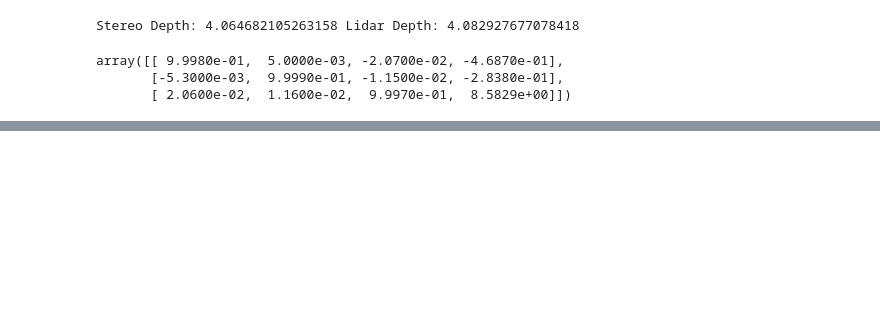
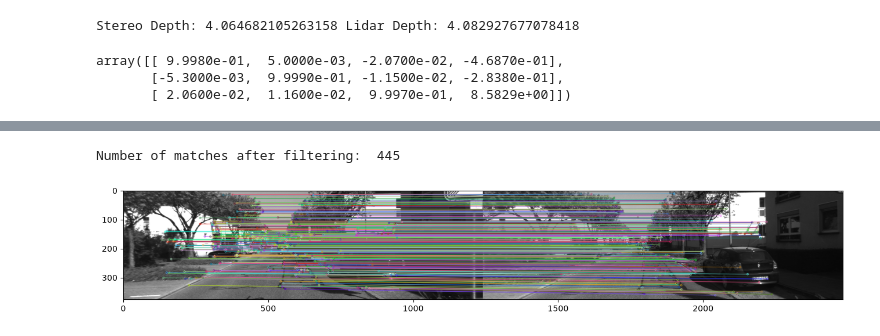
Before and after one commit to JanakaDilshanSendnayake/kitti-visual-odometry-python, a Jupyter notebook: Untitled.ipynb, the cells around one changed output, grey strips where cells are left out. Cells and saved outputs as stored; diff of their text form; code cells hidden in the pictures; blank space fills up the shorter version.

```diff
--- a/Untitled.ipynb
+++ b/Untitled.ipynb
@@ -1011,0 +1021,11 @@ cv2.destroyAllWindows()
+# %%
+def extract_features(image, detector='sift', mask=None):
+
+    if detector == 'sift':
+        det = cv2.SIFT_create()
+    elif detector == 'orb':
+        det = cv2.ORB_create()
+
+    kp, des = det.detectAndCompute(image, mask)
+
+    return kp, des
@@ -1011,0 +1112,17 @@ cv2.destroyAllWindows()
+# %%
+def filter_matches_distance(matches, dist_threshold=0.5):
+    filtered_matches = []
+    for m, n in matches:
+        if m.distance <= dist_threshold * n.distance:
+            filtered_matches.append(m)
+
+    return filtered_matches
+# %%
+# Filter the matches
+matches = filter_matches_distance(matches, 0.3)
+print('Number of matches after filtering: ', len(matches))
+
+visualize_matches(image_left, kp0, image_plus1, kp1, matches)
+# %% [output]
+Number of matches after filtering:  445
+[figure, added]
```
Also changed, not shown: parts of 17 cells of this notebook.
